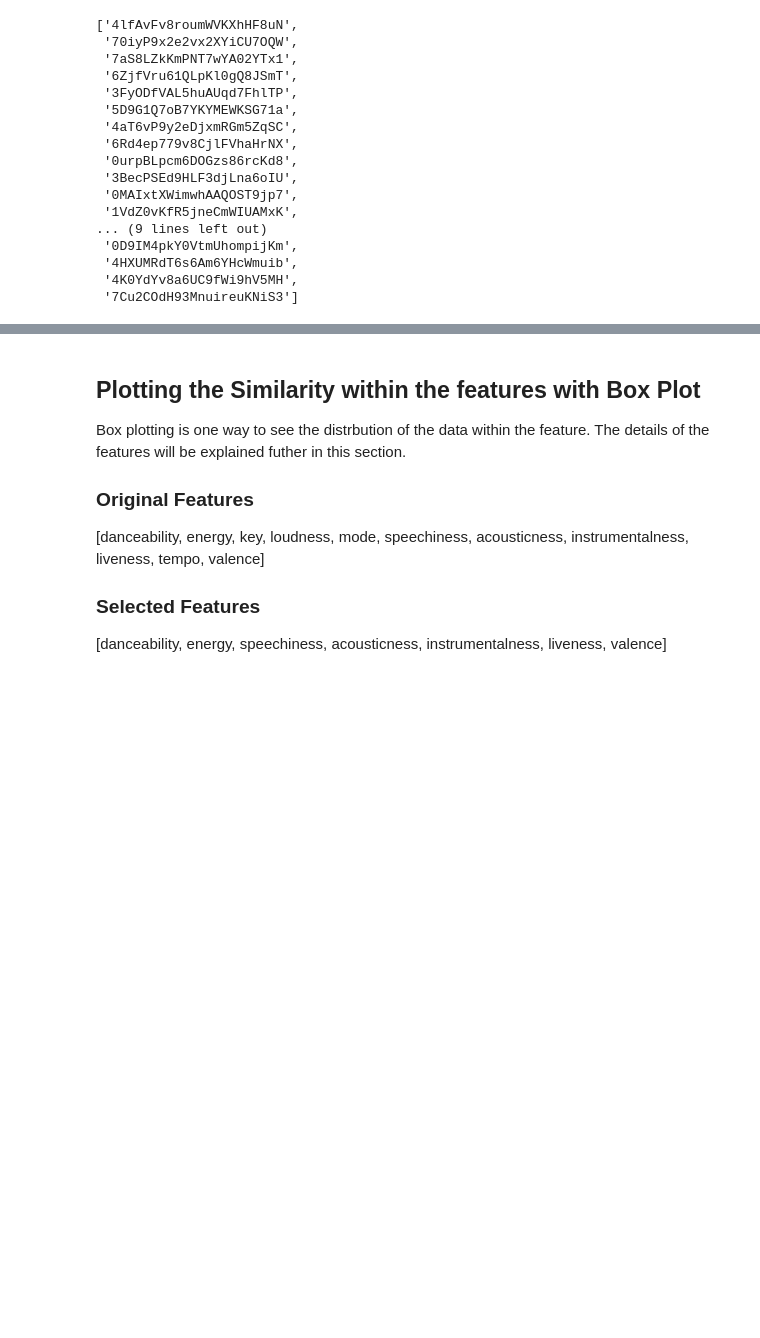
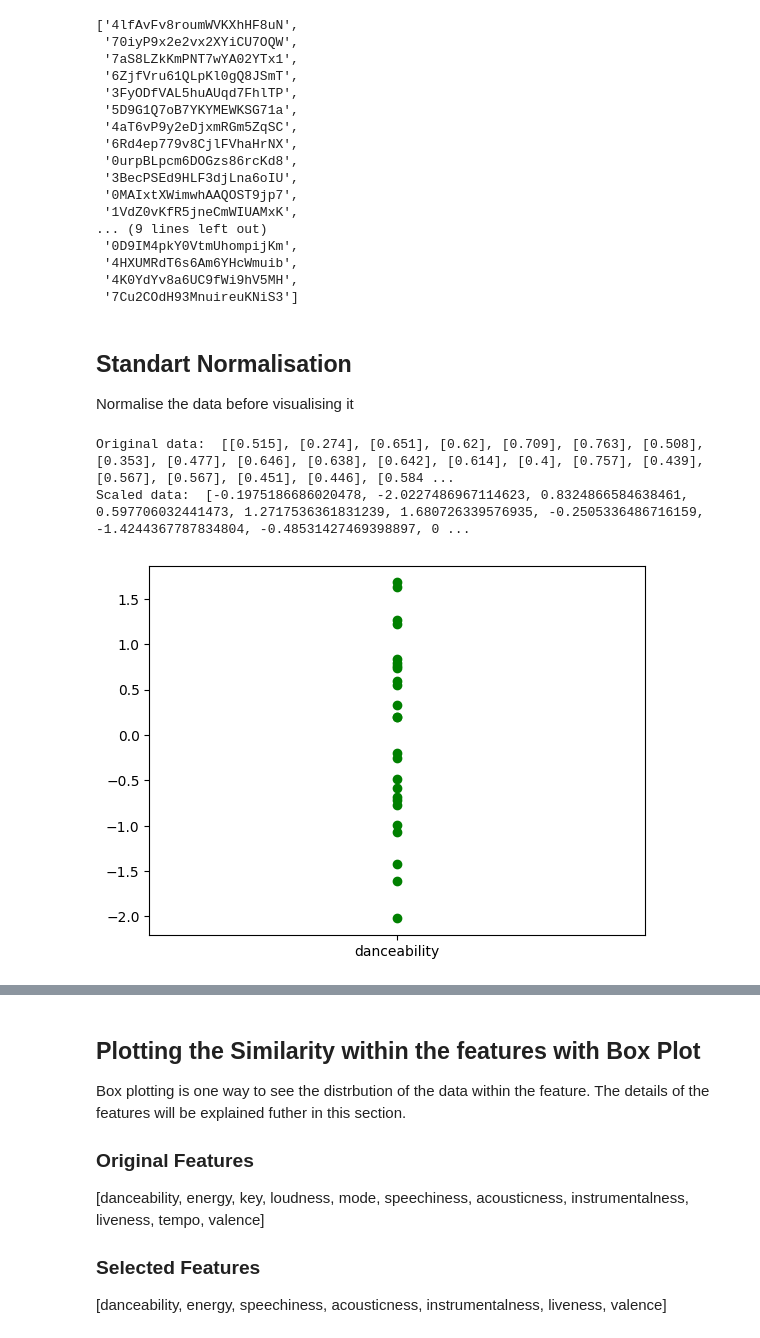
Before and after one commit to kaitoshaw/muse, a Jupyter notebook: getSongs.ipynb, the cells around one changed output, grey strips where cells are left out. Drawn from its saved outputs; the diff is of its cells as text; code cells hidden in the pictures; blank space fills up the shorter version.

```diff
--- a/getSongs.ipynb
+++ b/getSongs.ipynb
@@ -160,3 +161,33 @@ def extractMetadata(AudioFeatureFunc):
 # %%
 for id in id_list:
     extractMetadata(getAudioFeature(id))
+# %% [markdown]
+## Standart Normalisation
+Normalise the data before visualising it
+# %%
+from sklearn.preprocessing import StandardScaler
+
+# Convert the list to a 2D array
+data = [[x] for x in danceability]
+
+# Initialize the StandardScaler object
+scaler = StandardScaler()
+
+# Fit and transform the data
+scaled_data = scaler.fit_transform(data)
+
+# Convert the scaled data back to a list
+scaled_data_list = [x[0] for x in scaled_data]
+
+print("Original data: ", data)
+print("Scaled data: ", scaled_data_list)
+# %% [output]
+Original data:  [[0.515], [0.274], [0.651], [0.62], [0.709], [0.763], [0.508], [0.353], [0.477], [0.646], [0.638], [0.642], [0.614], [0.4], [0.757], [0.439], [0.567], [0.567], [0.451], [0.446], [0.584 ...
+Scaled data:  [-0.1975186686020478, -2.0227486967114623, 0.8324866584638461, 0.597706032441473, 1.2717536361831239, 1.680726339576935, -0.2505336486716159, -1.4244367787834804, -0.48531427469398897, 0 ...
+# %%
+for i in scaled_data:
+    plt.scatter('danceability', i, c='green')
+
+plt.show()
+# %% [output]
+[figure, added]
```
Also changed, not shown: parts of 5 cells of this notebook.
